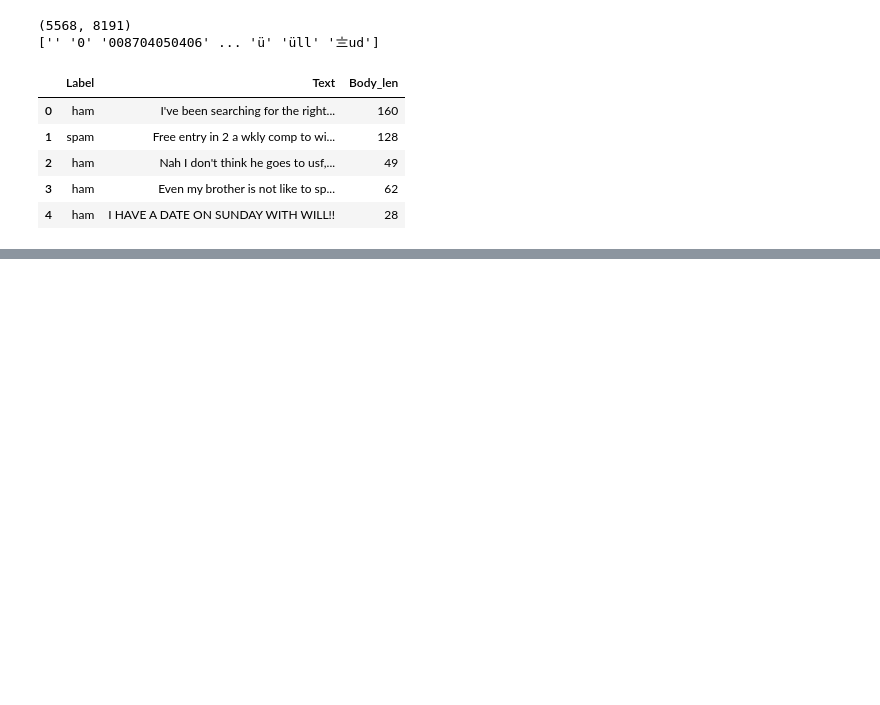
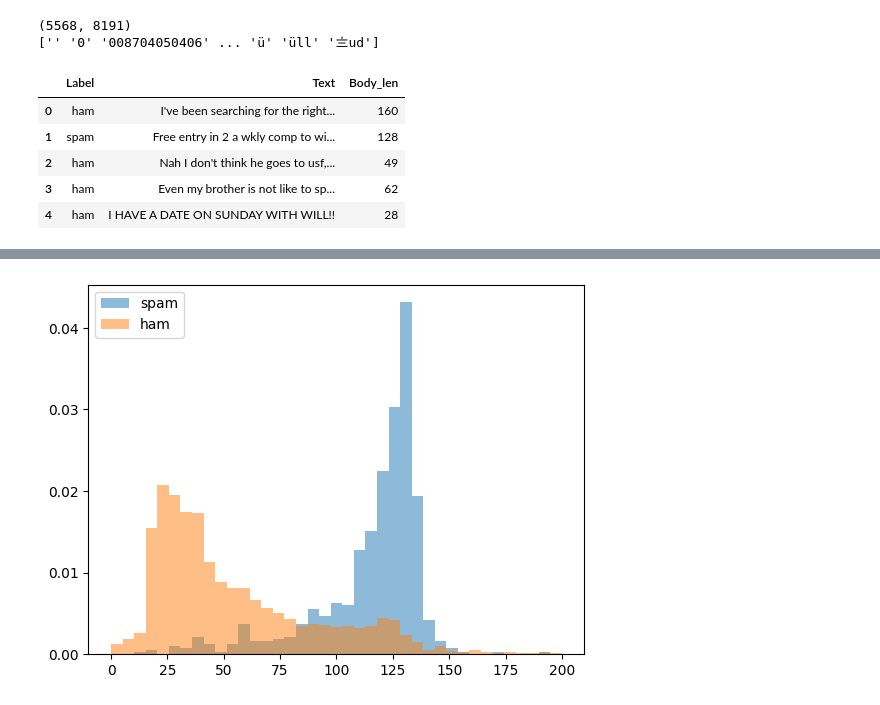
Before and after one commit to R-aTuL/NLTK, a Jupyter notebook: SMS.ipynb, the cells around one changed output, grey strips where cells are left out. Drawn from its saved outputs; the diff is of its cells as text; code cells hidden in the pictures; blank space fills up the shorter version.

```diff
--- a/SMS.ipynb
+++ b/SMS.ipynb
@@ -491,3 +483,10 @@ data_3.head()
 | 2 | ham | Nah I don't think he goes to usf,... | 49 |
 | 3 | ham | Even my brother is not like to sp... | 62 |
 | 4 | ham | I HAVE A DATE ON SUNDAY WITH WILL!! | 28 |
+# %%
+# Creating feature for % of Punctuation in Text
+
+import string
+
+data_3['% Punctuation'] = data_3['Text'].apply(lambda x: round(len([char for char in x if char in string.punctuation])/(len(x)-x.count(" ")),3)*100)
+data_3.head()
@@ -493,0 +506,9 @@ data_3.head()
+# %%
+bins = np.linspace(0,200,40)
+
+pyplot.hist(data_3[data_3['Label']=="spam"]['Body_len'],bins,density = True,alpha=0.5,label='spam')
+pyplot.hist(data_3[data_3['Label']=="ham"]['Body_len'],bins,density = True,alpha=0.5,label='ham')
+pyplot.legend(loc='upper left')
+pyplot.show()
+# %% [output]
+[figure, added]
```
Also changed, not shown: parts of 8 cells of this notebook.
